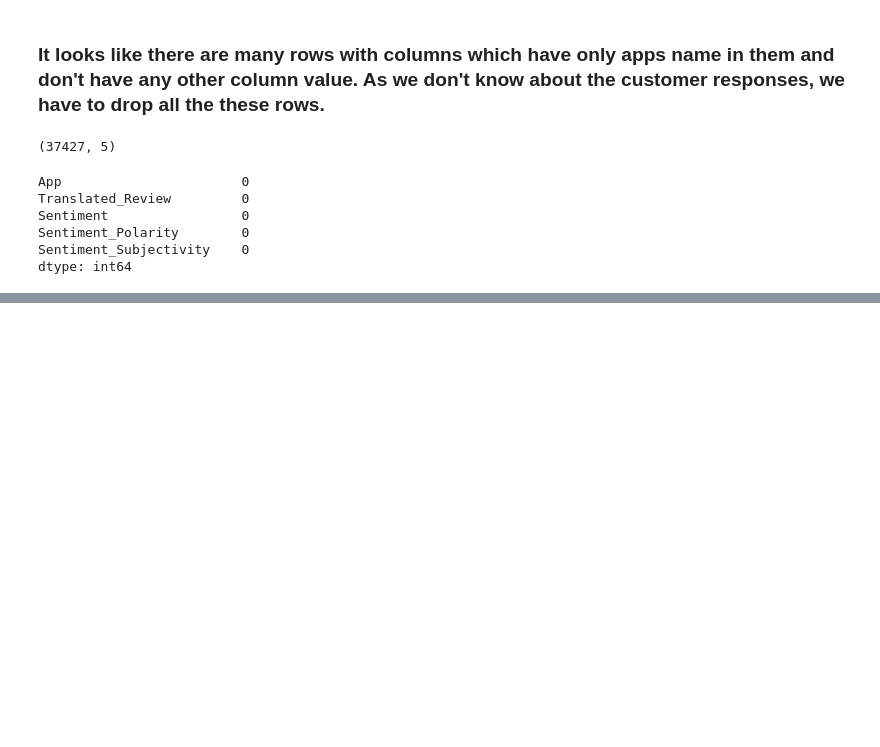
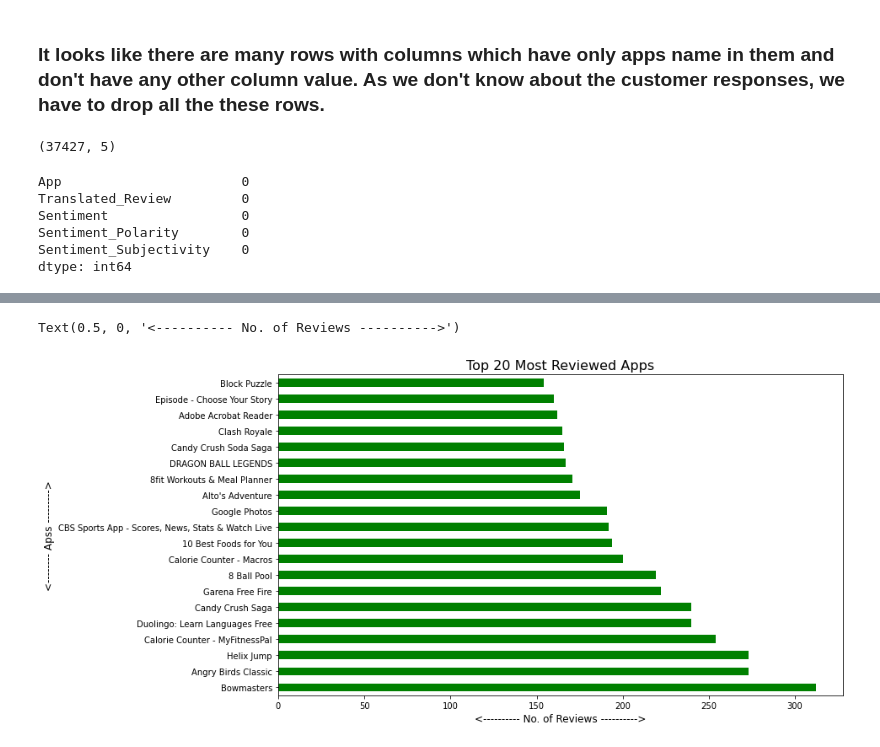
Before and after one commit to RanajayBiswas/Play-Store-App-Review-Analysis-EDA-Project, a Jupyter notebook: Play_Store_App_Review_Analysis_Capstone_Project.ipynb, the cells around one changed output, grey strips where cells are left out. Cells and saved outputs as stored; diff of their text form; code cells hidden in the pictures; blank space fills up the shorter version.

```diff
--- a/Play_Store_App_Review_Analysis_Capstone_Project.ipynb
+++ b/Play_Store_App_Review_Analysis_Capstone_Project.ipynb
@@ -603,0 +608,3 @@ dtype: int64
+# %%
+# grouping by Apps ---->
+app_df = reviews_df.groupby('App')
@@ -603,0 +613,3 @@ dtype: int64
+# %%
+app_review_count = app_df['Translated_Review'].count()
+print(app_review_count.sort_values(ascending = False))
@@ -603,0 +630,11 @@ dtype: int64
+# %%
+# slicing the row for the top 20 apps with most reviews ----->
+x = app_review_count.sort_values(ascending = False).iloc[:20]
+# %%
+ax = x.plot.barh(rot=0, figsize= (12,7), color= 'g')
+ax.set_title('Top 20 Most Reviewed Apps', fontsize =16)
+ax.set_ylabel('<-------- Apss --------->', fontsize= 12)
+ax.set_xlabel('<---------- No. of Reviews ---------->', fontsize= 12)
+# %% [output]
+Text(0.5, 0, '<---------- No. of Reviews ---------->')
+[figure, added]
```
Also changed, not shown: parts of 11 cells of this notebook.
